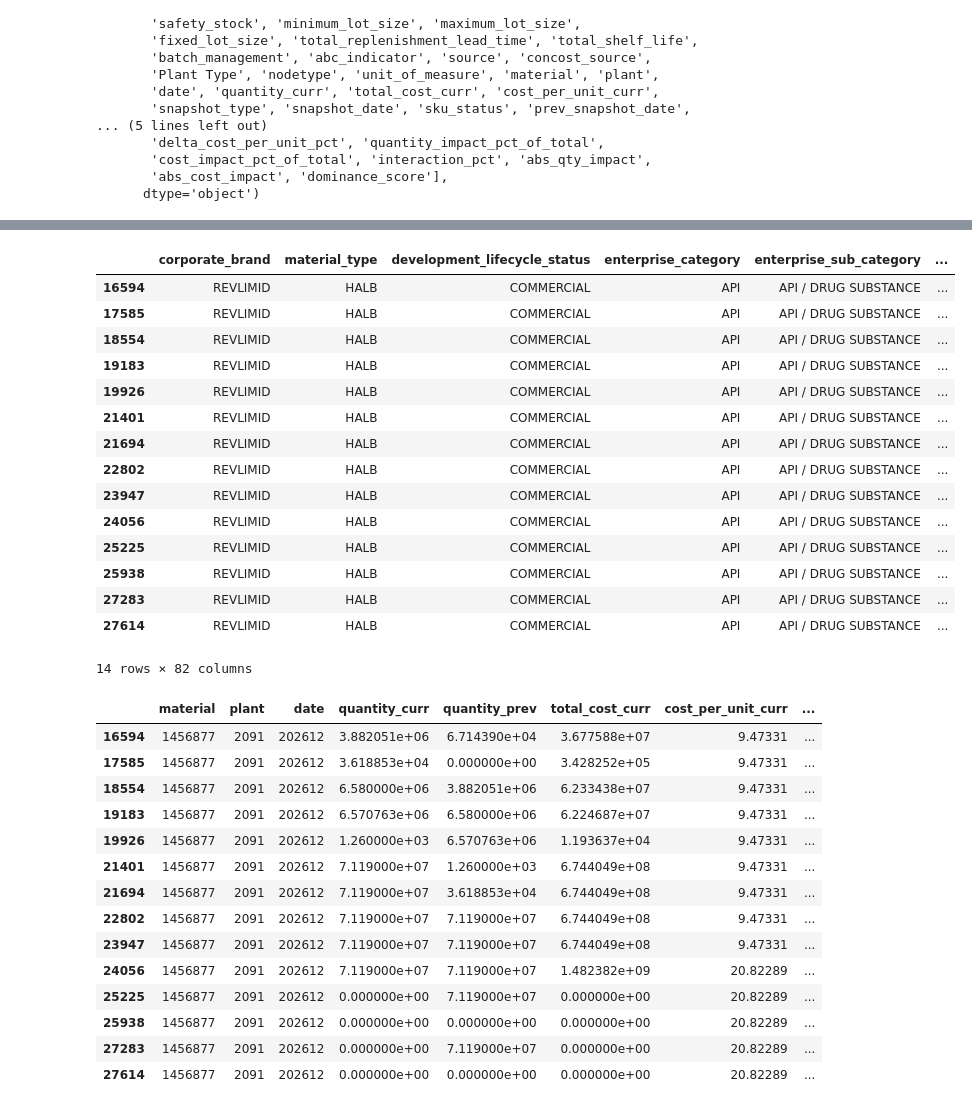
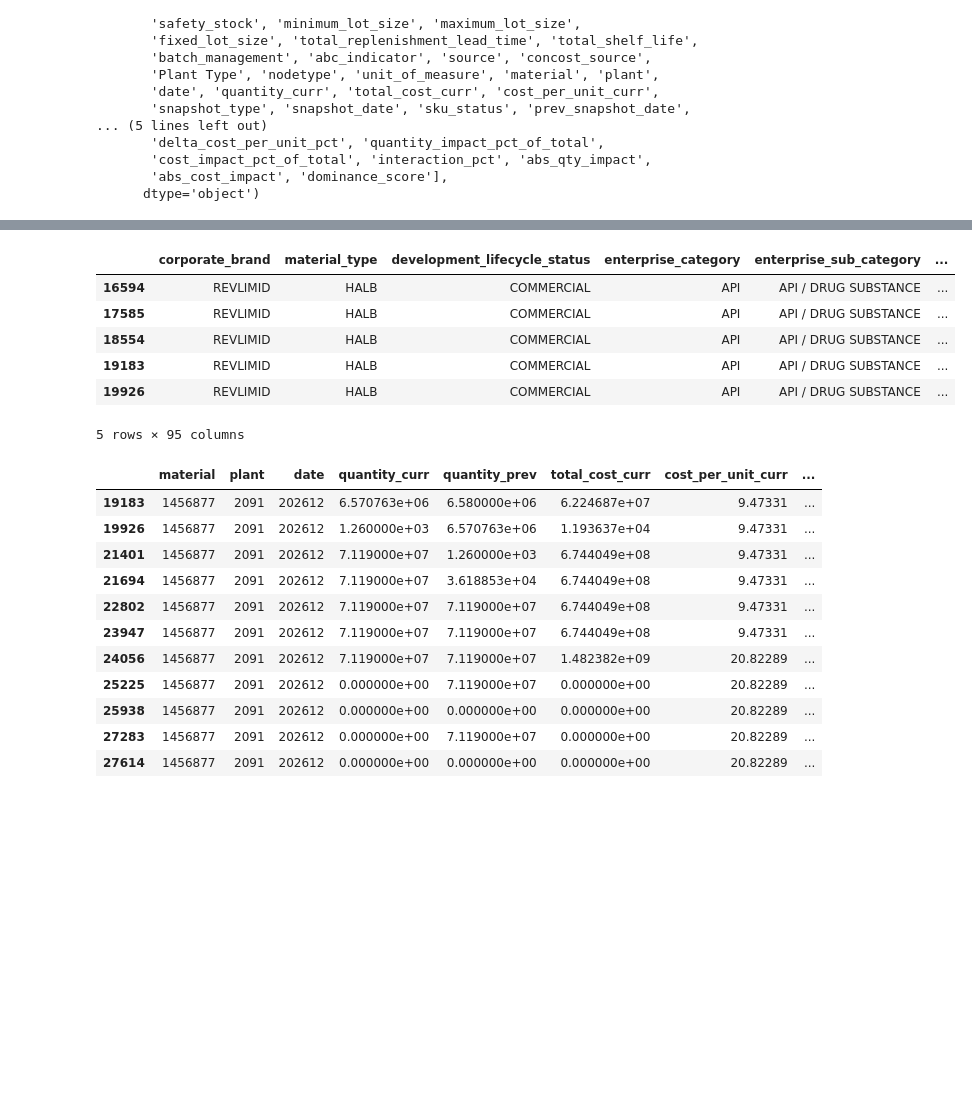
Before and after one commit to yogeshpedi/FIP_RCA, a Jupyter notebook: notebooks/FIP_RCA_REVLIMID.ipynb, the cells around one changed output, grey strips where cells are left out. Saved outputs shown, nothing was run; the diff lists cells and outputs as text; code cells hidden in the pictures; blank space fills up the shorter version.

Commit message:
FIP Revlimid Output Generated_v2

```diff
--- a/notebooks/FIP_RCA_REVLIMID.ipynb
+++ b/notebooks/FIP_RCA_REVLIMID.ipynb
@@ -533,16 +533,20 @@ final_rca_frame["total_fip_change"] = (
 # Core Metrics
 
 # delta_quantity_pct
-final_rca_frame["delta_quantity_pct"] = (
-    final_rca_frame["delta_quantity"] /
-    final_rca_frame["quantity_prev"]
+final_rca_frame["delta_quantity_pct"] = np.where(
+    final_rca_frame["quantity_prev"] > 0,
+    final_rca_frame["delta_quantity"] / final_rca_frame["quantity_prev"],
+    np.nan
 )
 
 # delta_cost_per_unit_pct
-final_rca_frame["delta_cost_per_unit_pct"] = (
-    final_rca_frame["delta_cost_per_unit"] /
-    final_rca_frame["cost_per_unit_prev"]
+
+final_rca_frame["delta_cost_per_unit_pct"] = np.where(
+    final_rca_frame["cost_per_unit_prev"] > 0,
+    final_rca_frame["delta_cost_per_unit"] / final_rca_frame["cost_per_unit_prev"],
+    np.nan
 )
+
 
 # Contribution shares (absolute, normalized)
 impact_abs_sum_qc = (
@@ -626,7 +630,7 @@ final_rca_frame = final_rca_frame.sort_values(
 
 final_rca_frame["hist_count"] = (
     final_rca_frame
-    .groupby(["material", "plant"])
+    .groupby(["material", "plant"])["delta_quantity"]
     .cumcount()
 )
 
@@ -690,7 +694,7 @@ final_rca_frame["relative_fip_impact"] = np.where(
 # Temporal persistence (directional consistency)
 
 final_rca_frame["quantity_change_sign"] = np.sign(
-    final_rca_frame["delta_quantity_pct"]
+    final_rca_frame["delta_quantity"]
 )
 
 def persistence_score(series):
@@ -893,19 +1186,17 @@ final_rca_frame["change_point_detected"] = (
 # %%
 # Final Noise Vs Signal Flag
 
-MATERIALITY_THRESHOLD = 0.5
-MIN_PERSISTENCE = 2
 
 final_rca_frame["is_noise"] = (
     final_rca_frame["is_quantity_outlier"] &
-    (final_rca_frame["quantity_persistence_score"] < MIN_PERSISTENCE) &
-    (~final_rca_frame["change_point_detected"])
+    #(final_rca_frame["quantity_persistence_score"] < 2) &
+    (~final_rca_frame["effective_change_point"])
 )
 
-final_rca_frame["is_large_noise"] = (
-    final_rca_frame["is_noise"] &
-    (final_rca_frame["relative_fip_impact"] > 0.5)
-)
+# final_rca_frame["is_large_noise"] = (
+#     final_rca_frame["is_noise"] &
+#     (final_rca_frame["relative_fip_impact"] > 0.5)
+# )
 
 final_rca_frame.loc[
     ~final_rca_frame["has_sufficient_6periods"],
@@ -960,39 +1231,32 @@ Index(['corporate_brand', 'material_type', 'development_lifecycle_status',
 # %%
 v = final_rca_frame[(final_rca_frame["corporate_brand"]=='REVLIMID') & (final_rca_frame ["snapshot_date"] > "2025-11-09")
     &   (final_rca_frame ["material"] == '1456877')]
-display(v)
+v.head()
 # %% [output]
 |  | corporate_brand | material_type | development_lifecycle_status | enterprise_category | enterprise_sub_category | ... |
 | 16594 | REVLIMID | HALB | COMMERCIAL | API | API / DRUG SUBSTANCE | ... |
 | 17585 | REVLIMID | HALB | COMMERCIAL | API | API / DRUG SUBSTANCE | ... |
 | 18554 | REVLIMID | HALB | COMMERCIAL | API | API / DRUG SUBSTANCE | ... |
 | 19183 | REVLIMID | HALB | COMMERCIAL | API | API / DRUG SUBSTANCE | ... |
 | 19926 | REVLIMID | HALB | COMMERCIAL | API | API / DRUG SUBSTANCE | ... |
-| 21401 | REVLIMID | HALB | COMMERCIAL | API | API / DRUG SUBSTANCE | ... |
-| 21694 | REVLIMID | HALB | COMMERCIAL | API | API / DRUG SUBSTANCE | ... |
-| 22802 | REVLIMID | HALB | COMMERCIAL | API | API / DRUG SUBSTANCE | ... |
-| 23947 | REVLIMID | HALB | COMMERCIAL | API | API / DRUG SUBSTANCE | ... |
-| 24056 | REVLIMID | HALB | COMMERCIAL | API | API / DRUG SUBSTANCE | ... |
-| 25225 | REVLIMID | HALB | COMMERCIAL | API | API / DRUG SUBSTANCE | ... |
-| 25938 | REVLIMID | HALB | COMMERCIAL | API | API / DRUG SUBSTANCE | ... |
-| 27283 | REVLIMID | HALB | COMMERCIAL | API | API / DRUG SUBSTANCE | ... |
-| 27614 | REVLIMID | HALB | COMMERCIAL | API | API / DRUG SUBSTANCE | ... |
-14 rows × 82 columns
+5 rows × 95 columns
 # %%
 cols = ['material', 'plant', 'date', 'quantity_curr','quantity_prev', 'total_cost_curr','cost_per_unit_curr',
-    "snapshot_date",'quantity_persistence_score','change_point_detected', 'is_noise', 'is_large_noise', 'is_signal','is_top10_contributor']
+    "snapshot_date",'quantity_persistence_score','rolling_avg_delta_qty_12w','delta_qty_rolling_mad_12w', 'trend_strength','has_valid_cp_strength',
+       'rolling_avg_delta_qty_6w', 'trend_confirmed','change_point_detected', 'is_noise', 'is_signal','is_top10_contributor']
+# ,'quantity_z_scr','has_quantity_zscore',
+#        'is_statistical_outlier_qty', 'qty_abs_pct_threshold',
+#        'is_pct_outlier_qty','is_structural_extreme_qty', 'is_quantity_outlier']
+
 
 v1 = final_rca_frame.loc[
-    (final_rca_frame["snapshot_date"] > "2025-11-09") &
+    (final_rca_frame["snapshot_date"] >= "2025-11-28") &
     (final_rca_frame["material"] == "1456877"),
     cols
 ]
 v1
 # %% [output]
 |  | material | plant | date | quantity_curr | quantity_prev | total_cost_curr | cost_per_unit_curr | ... |
-| 16594 | 1456877 | 2091 | 202612 | 3.882051e+06 | 6.714390e+04 | 3.677588e+07 | 9.47331 | ... |
-| 17585 | 1456877 | 2091 | 202612 | 3.618853e+04 | 0.000000e+00 | 3.428252e+05 | 9.47331 | ... |
-| 18554 | 1456877 | 2091 | 202612 | 6.580000e+06 | 3.882051e+06 | 6.233438e+07 | 9.47331 | ... |
 | 19183 | 1456877 | 2091 | 202612 | 6.570763e+06 | 6.580000e+06 | 6.224687e+07 | 9.47331 | ... |
 | 19926 | 1456877 | 2091 | 202612 | 1.260000e+03 | 6.570763e+06 | 1.193637e+04 | 9.47331 | ... |
 | 21401 | 1456877 | 2091 | 202612 | 7.119000e+07 | 1.260000e+03 | 6.744049e+08 | 9.47331 | ... |
```
Also changed, not shown: parts of 10 cells of this notebook, 1 other file.
